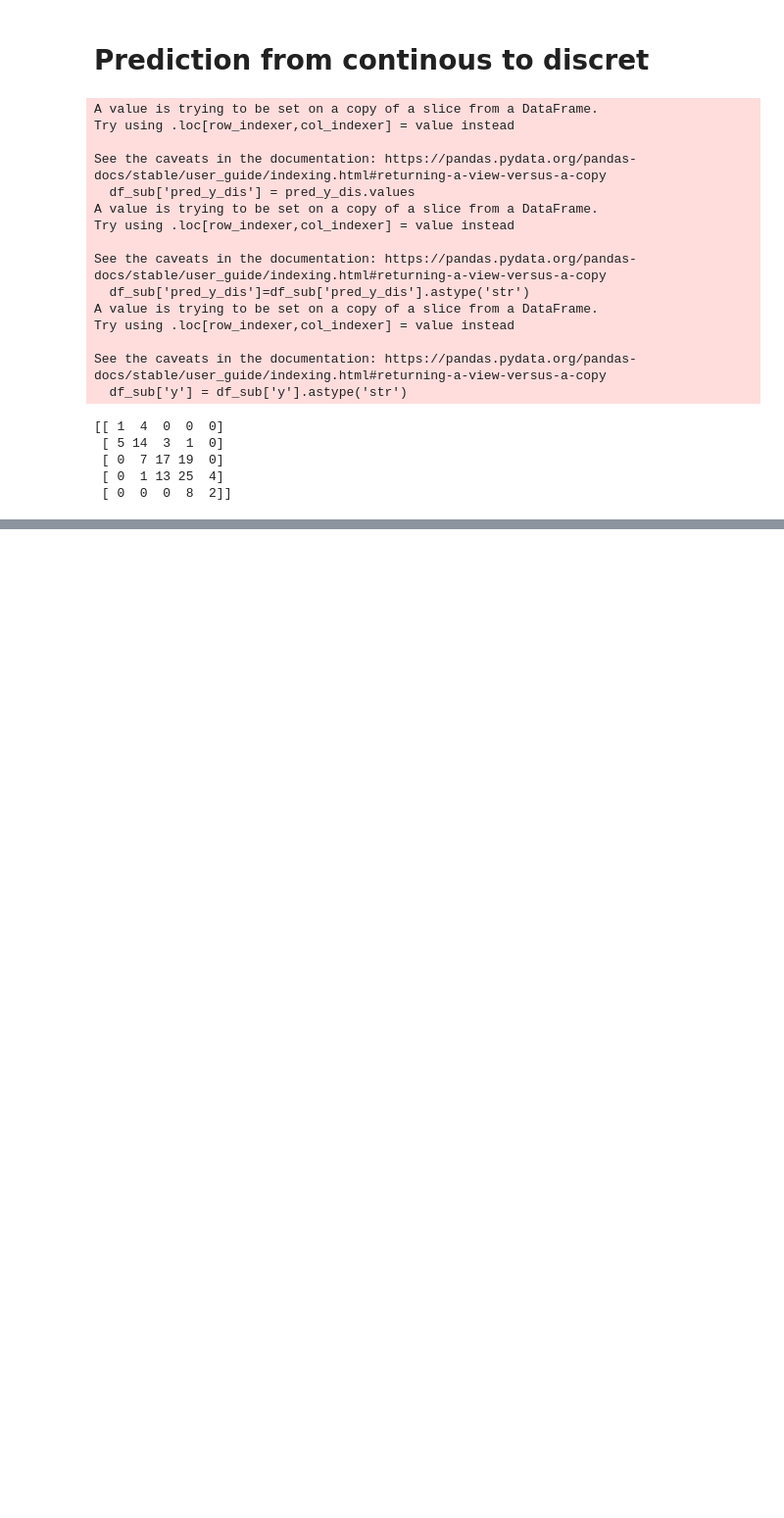
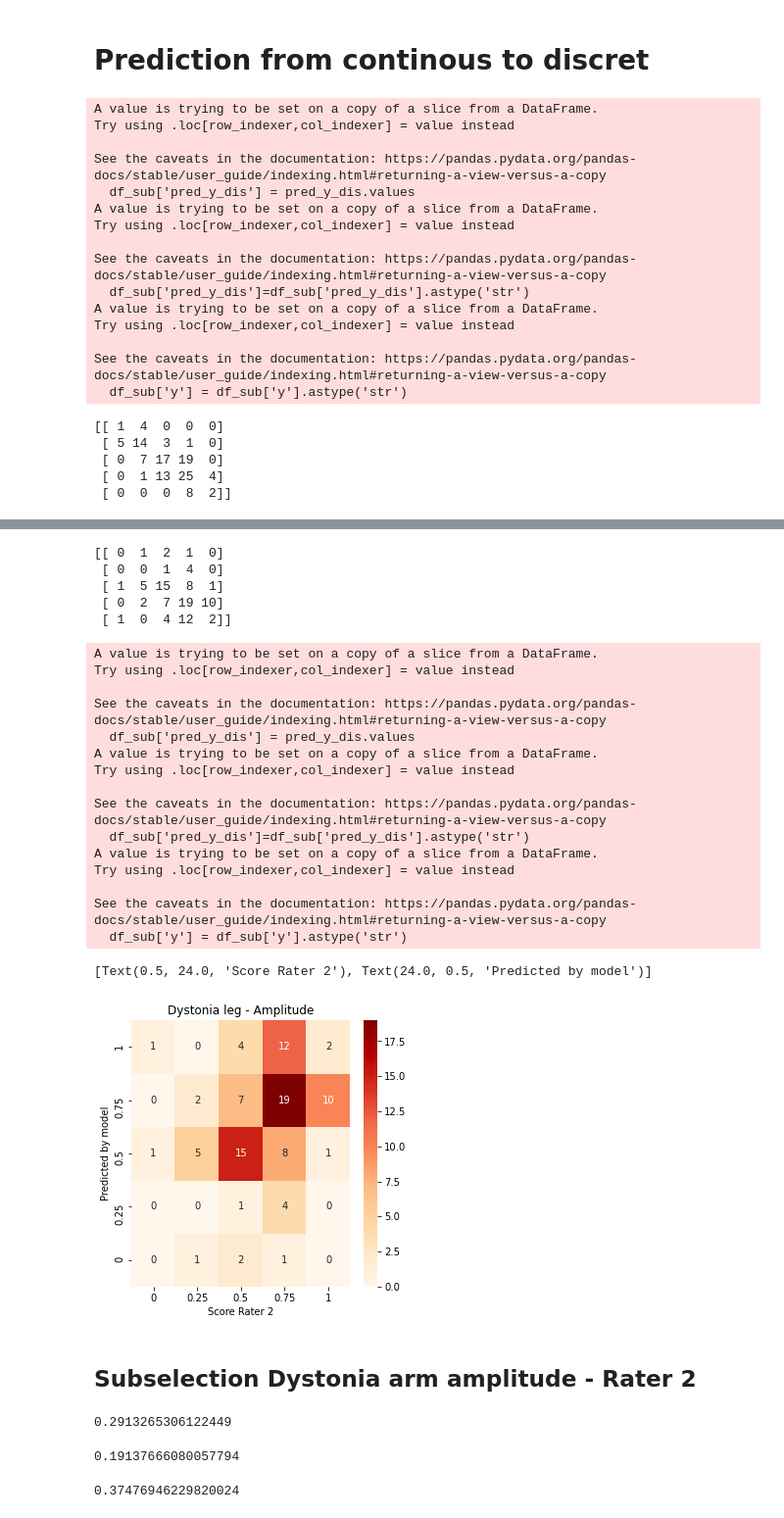
Before and after one commit to RehabAUmc/modys-video, a Jupyter notebook: notebooks/experiment-2-results-visualisation.ipynb, the cells around one changed output, grey strips where cells are left out. Shown: that part at 98% size. Cells and saved outputs as stored; diff of their text form; code cells hidden in the pictures; blank space fills up the shorter version.

```diff
--- a/notebooks/experiment-2-results-visualisation.ipynb
+++ b/notebooks/experiment-2-results-visualisation.ipynb
@@ -319,0 +219,4 @@ g.set(xlabel='Score all Annotator', ylabel='Predicted by model')
+# %%
+scores_select = ['D_LLP_R_tA_pscore, D_RLP_R_tA_pscore'] #select here leg of arm
+scorer_select = [2] #set here op scorer if you want to select one
+df_sub = df[df.scores.isin(scores_select) & df.scorer.isin(scorer_select)]
@@ -319,0 +238,39 @@ g.set(xlabel='Score all Annotator', ylabel='Predicted by model')
+# %%
+pred_y_dis=pd.to_numeric(pd.cut(df_sub['pred_y'], bins=[0.0,0.2,0.4,0.6,0.8,1.0], labels=['0', '0.25','0.5','0.75','1'],include_lowest =True))
+df_sub['pred_y_dis'] = pred_y_dis.values
+df_sub['pred_y_dis']=df_sub['pred_y_dis'].astype('str')
+df_sub['y'] = df_sub['y'].astype('str')
+cf_matrix=confusion_matrix(df_sub['y'],df_sub['pred_y_dis'])
+print(cf_matrix)
+g=sns.heatmap(cf_matrix, annot=True, cmap='OrRd')
+plt.title("Dystonia leg - Amplitude")
+plt.gca().invert_yaxis()
+labels=["0", "0.25","0.5","0.75","1"]
+g.set_xticklabels(labels)
+g.set_yticklabels(labels)
+g.set(xlabel='Score Rater 2', ylabel='Predicted by model')
+# %% [output]
+[[ 0  1  2  1  0]
+ [ 0  0  1  4  0]
+ [ 1  5 15  8  1]
+ [ 0  2  7 19 10]
+ [ 1  0  4 12  2]]
+A value is trying to be set on a copy of a slice from a DataFrame.
+Try using .loc[row_indexer,col_indexer] = value instead
+
+See the caveats in the documentation: https://pandas.pydata.org/pandas-docs/stable/user_guide/indexing.html#returning-a-view-versus-a-copy
+  df_sub['pred_y_dis'] = pred_y_dis.values
+A value is trying to be set on a copy of a slice from a DataFrame.
+Try using .loc[row_indexer,col_indexer] = value instead
+
+See the caveats in the documentation: https://pandas.pydata.org/pandas-docs/stable/user_guide/indexing.html#returning-a-view-versus-a-copy
+  df_sub['pred_y_dis']=df_sub['pred_y_dis'].astype('str')
+A value is trying to be set on a copy of a slice from a DataFrame.
+Try using .loc[row_indexer,col_indexer] = value instead
+
+See the caveats in the documentation: https://pandas.pydata.org/pandas-docs/stable/user_guide/indexing.html#returning-a-view-versus-a-copy
+  df_sub['y'] = df_sub['y'].astype('str')
+[Text(0.5, 24.0, 'Score Rater 2'), Text(24.0, 0.5, 'Predicted by model')]
+[figure, added]
+# %% [markdown]
+## Subselection Dystonia arm amplitude - Rater 2
@@ -319,0 +281,15 @@ g.set(xlabel='Score all Annotator', ylabel='Predicted by model')
+# %%
+# Mean Absolute Error (MAE)
+df_sub.apply(lambda x: abs(x['y'] - x['pred_y']) , axis=1).mean()
+# %% [output]
+0.2913265306122449
+# %%
+# Standard deviation MAE
+df_sub.apply(lambda x: abs(x['y'] - x['pred_y']) , axis=1).std()
+# %% [output]
+0.19137666080057794
+# %%
+# Correlation y and y-predict
+df_sub['y'].corr(df_sub['pred_y'])
+# %% [output]
+0.37476946229820024
```
Also changed, not shown: parts of 57 cells of this notebook.
